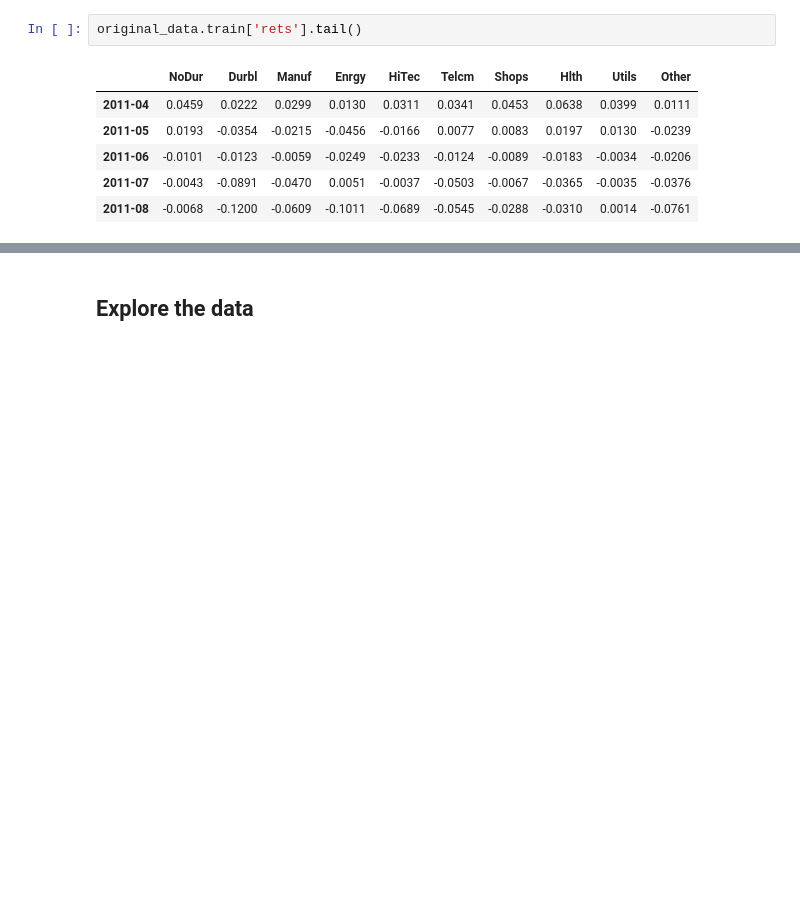
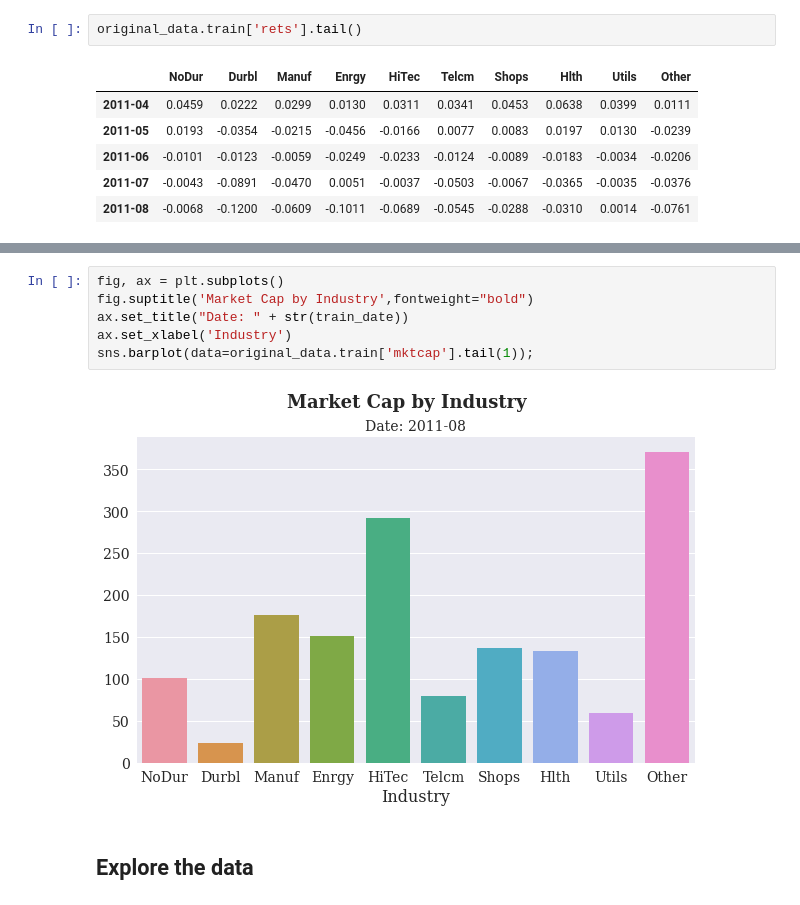
Before and after one commit to mateomarks/Black-Litterman, a Jupyter notebook: Base.ipynb, the cells around one changed output, grey strips where cells are left out. Saved outputs shown, nothing was run; the diff lists cells and outputs as text; blank space fills up the shorter version.

```diff
--- a/Base.ipynb
+++ b/Base.ipynb
@@ -116,3 +129,11 @@ ax = sns.barplot( data=original_data.train['mktcap'].tail(1))
+# %%
+fig, ax = plt.subplots()
+fig.suptitle('Market Cap by Industry',fontweight="bold")
+ax.set_title("Date: " + str(train_date))
+ax.set_xlabel('Industry')
+sns.barplot(data=original_data.train['mktcap'].tail(1));
+# %% [output]
+[figure, added]
 # %% [markdown]
 ## Explore the data
 # %%
```
Also changed, not shown: parts of 7 cells of this notebook.
